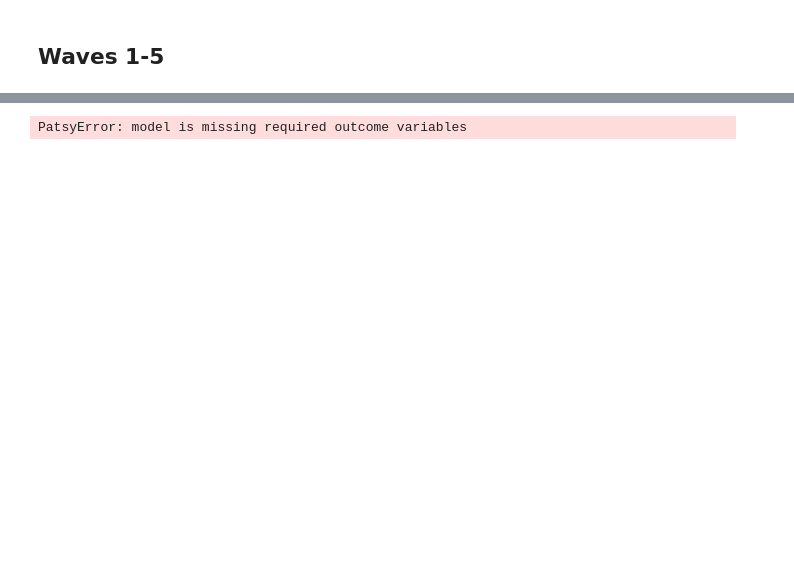
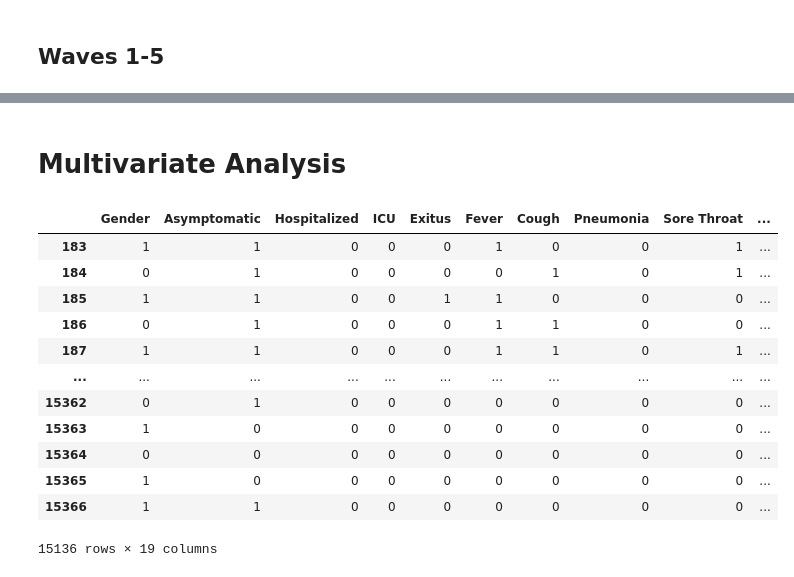
Before and after one commit to didacflorensa/MCA-Covid, a Jupyter notebook: notebooks/ANALYSING COVID WAVES.ipynb, the cells around one changed output, grey strips where cells are left out. Saved outputs shown, nothing was run; the diff lists cells and outputs as text; code cells hidden in the pictures; blank space fills up the shorter version.

Commit message:
[WIP] Multivariate analysis.

```diff
--- a/notebooks/ANALYSING COVID WAVES.ipynb
+++ b/notebooks/ANALYSING COVID WAVES.ipynb
@@ -697,32 +861,53 @@ TypeError: value_counts() got an unexpected keyword argument 'dropna'
+# %% [markdown]
+# Multivariate Analysis
 # %%
-import statsmodels.api as sm
-import statsmodels.formula.api as smf
+def get_multivariate_analysis(w1, w2):
+    import statsmodels.api as sm
+    import statsmodels.formula.api as smf
 
-# Per a poder tirar el model glm s'ha de juntar les dues onades, reemplaçar la 1 pel 0 i la 2(3,4,5) per 1.
-# Igual que el Yes -> 1, No -> 0
-# Home -> 1, Dona -> 0
-# El model s'ha de tirar per la resta d'onades, igual que l'analisi bivariat d'abans.
-# I exactament amb les columnes/variables d'abans.
+    # Per a poder tirar el model glm s'ha de juntar les dues onades, reemplaçar la 1 pel 0 i la 2(3,4,5) per 1.
+    # Igual que el Yes -> 1, No -> 0
+    # Home -> 1, Dona -> 0
+    # El model s'ha de tirar per la resta d'onades, igual que l'analisi bivariat d'abans.
+    # I exactament amb les columnes/variables d'abans.
 
-# Concat the two waves to put them as an unique database in the model
-frames = [df[df["onada"] == 1], df[df["onada"] == 2]]
-df_w1_w2 = pd.concat(frames)
-df_w1_w2
+    # Concat the two waves to put them as an unique database in the model
+    frames = [df[df["onada"] == w1], df[df["onada"] == w2]]
+    df_w1_w2 = pd.concat(frames)
+    df_w1_w2
 
 
-# Delete column "edat", "data_resultat_positiu", "date"
-df_w1_w2 = df_w1_w2.drop(columns=['edat', 'data_resultat_positiu', 'date'])
+    # Delete column "edat", "data_resultat_positiu", "date"
+    df_w1_w2 = df_w1_w2.drop(columns=['edat', 'data_resultat_positiu', 'date'])
 
-# Replace string by 0 and 1.
-df_w1_w2['onada'] = df_w1_w2['onada'].replace({1:0, 2: 1})
-df_w1_w2 = df_w1_w2.replace({"Yes":1, "No":0})
-df_w1_w2 = df_w1_w2.replace({"Male":1, "Female":0})
-
-
-
-# Dona error aquesta primera linea del model. Alguna cosa no li agrada. Possiblement sigui la variable depenent (Onada)
-model = smf.glm(formula='onada', data=df_w1_w2, family=sm.families.Binomial())
-result = model.fit()
-print(result.summary())
+    # Replace string by 0 and 1.
+    df_w1_w2['onada'] = df_w1_w2['onada'].replace({1:0, 2: 1})
+    df_w1_w2 = df_w1_w2.replace({"Yes":1, "No":0})
+    df_w1_w2 = df_w1_w2.replace({"Male":1, "Female":0})
+    df_w1_w2.rename(columns={
+     'Sore Throat':'Sore_Throat',
+     'Respiratory Disease':'Respiratory_Disease',
+     'Renal Disease':'Renal_Disease',
+     'Cardiovascular Disease':'Cardiovascular_Disease',
+     'Neurological Disease':'Neurological_Disease',}, inplace=True)
+    formula='onada ~ Gender+Asymptomatic+Hospitalized+ICU+Exitus+Fever+Cough+Pneumonia+Sore_Throat+Shivers+Dyspnea+Vomits+Diarrhea+Respiratory_Disease+Renal_Disease+Cardiovascular_Disease+Neurological_Disease+Age'
+    # Dona error aquesta primera linea del model. Alguna cosa no li agrada. Possiblement sigui la variable depenent (Onada)
+    model = smf.glm(formula=formula, data=df_w1_w2, family=sm.families.Binomial())
+    result = model.fit()
+    return result.summary()
-# %% [output]
-PatsyError: model is missing required outcome variables
+# %%
+df_w1_w2
+# %% [output]
+|  | Gender | Asymptomatic | Hospitalized | ICU | Exitus | Fever | Cough | Pneumonia | Sore Throat | ... |
+| 183 | 1 | 1 | 0 | 0 | 0 | 1 | 0 | 0 | 1 | ... |
+| 184 | 0 | 1 | 0 | 0 | 0 | 0 | 1 | 0 | 1 | ... |
+| 185 | 1 | 1 | 0 | 0 | 1 | 1 | 0 | 0 | 0 | ... |
+| 186 | 0 | 1 | 0 | 0 | 0 | 1 | 1 | 0 | 0 | ... |
+| 187 | 1 | 1 | 0 | 0 | 0 | 1 | 1 | 0 | 1 | ... |
+| ... | ... | ... | ... | ... | ... | ... | ... | ... | ... | ... |
+| 15362 | 0 | 1 | 0 | 0 | 0 | 0 | 0 | 0 | 0 | ... |
+| 15363 | 1 | 0 | 0 | 0 | 0 | 0 | 0 | 0 | 0 | ... |
+| 15364 | 0 | 0 | 0 | 0 | 0 | 0 | 0 | 0 | 0 | ... |
+| 15365 | 1 | 0 | 0 | 0 | 0 | 0 | 0 | 0 | 0 | ... |
+| 15366 | 1 | 1 | 0 | 0 | 0 | 0 | 0 | 0 | 0 | ... |
+15136 rows × 19 columns
```
Also changed, not shown: parts of 35 cells of this notebook.
